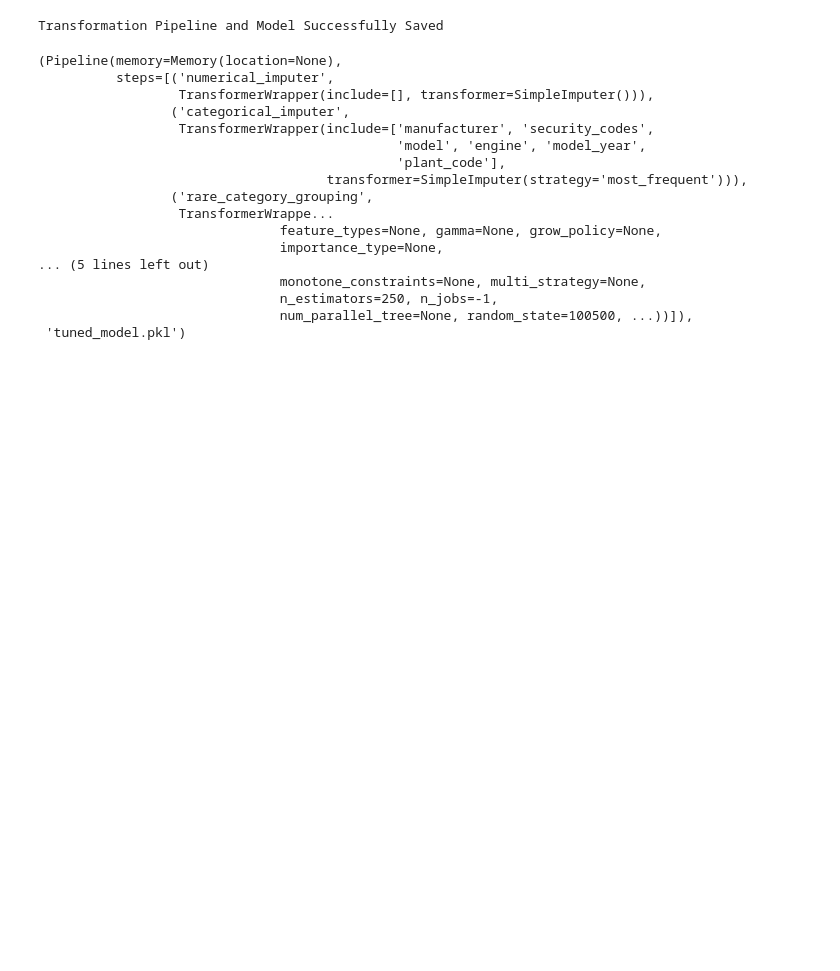
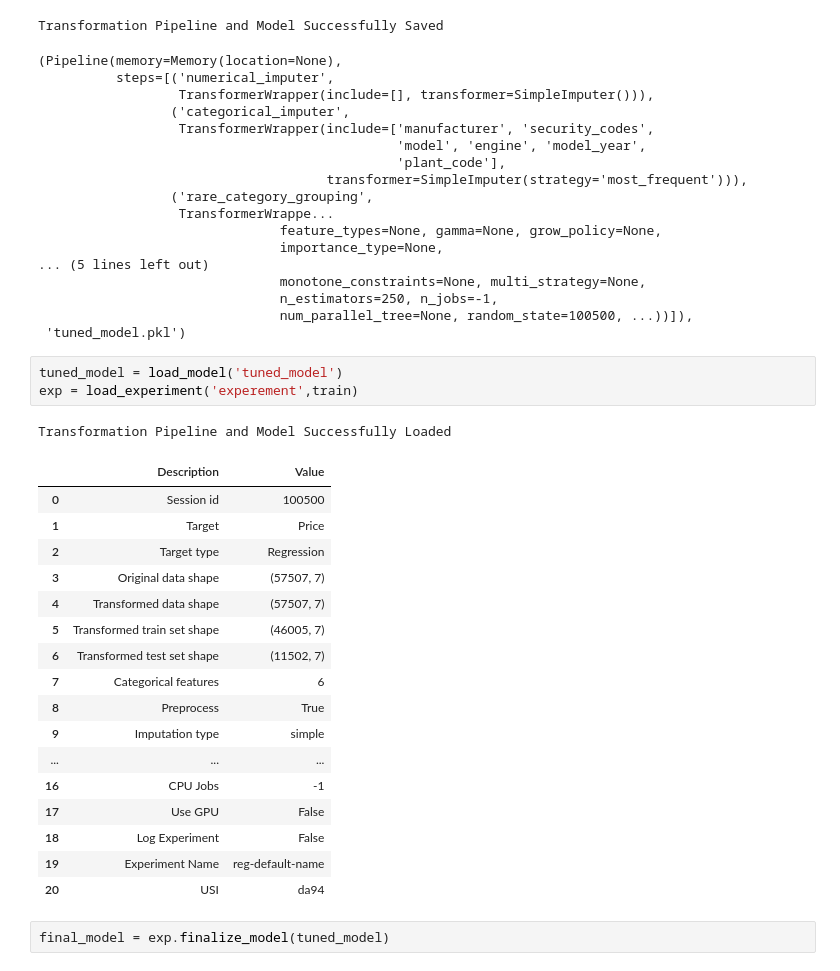
Before and after one commit to FedorSafonov/Predicting-the-cost-of-a-car-by-VIN-code, a Jupyter notebook: project.ipynb, the cells around one changed output. Saved outputs shown, nothing was run; the diff lists cells and outputs as text; blank space fills up the shorter version.

```diff
--- a/project.ipynb
+++ b/project.ipynb
@@ -880,3 +871,27 @@ Transformation Pipeline and Model Successfully Saved
                                n_estimators=250, n_jobs=-1,
                                num_parallel_tree=None, random_state=100500, ...))]),
  'tuned_model.pkl')
+# %%
+tuned_model = load_model('tuned_model')
+exp = load_experiment('experement',train)
+# %% [output]
+Transformation Pipeline and Model Successfully Loaded
+|  | Description | Value |
+| 0 | Session id | 100500 |
+| 1 | Target | Price |
+| 2 | Target type | Regression |
+| 3 | Original data shape | (57507, 7) |
+| 4 | Transformed data shape | (57507, 7) |
+| 5 | Transformed train set shape | (46005, 7) |
+| 6 | Transformed test set shape | (11502, 7) |
+| 7 | Categorical features | 6 |
+| 8 | Preprocess | True |
+| 9 | Imputation type | simple |
+| ... | ... | ... |
+| 16 | CPU Jobs | -1 |
+| 17 | Use GPU | False |
+| 18 | Log Experiment | False |
+| 19 | Experiment Name | reg-default-name |
+| 20 | USI | da94 |
+# %%
+final_model = exp.finalize_model(tuned_model)
```
Also changed, not shown: parts of 38 cells of this notebook, 7 other files.
